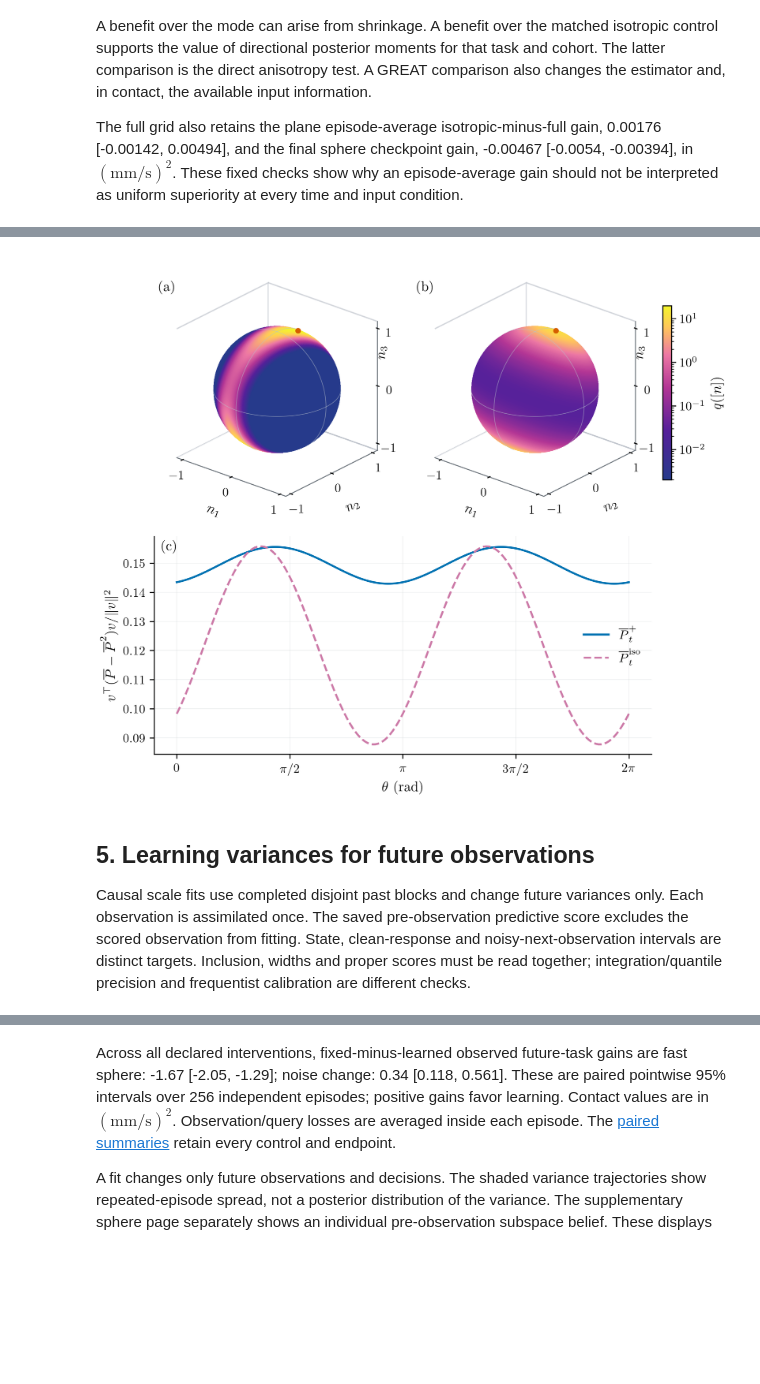
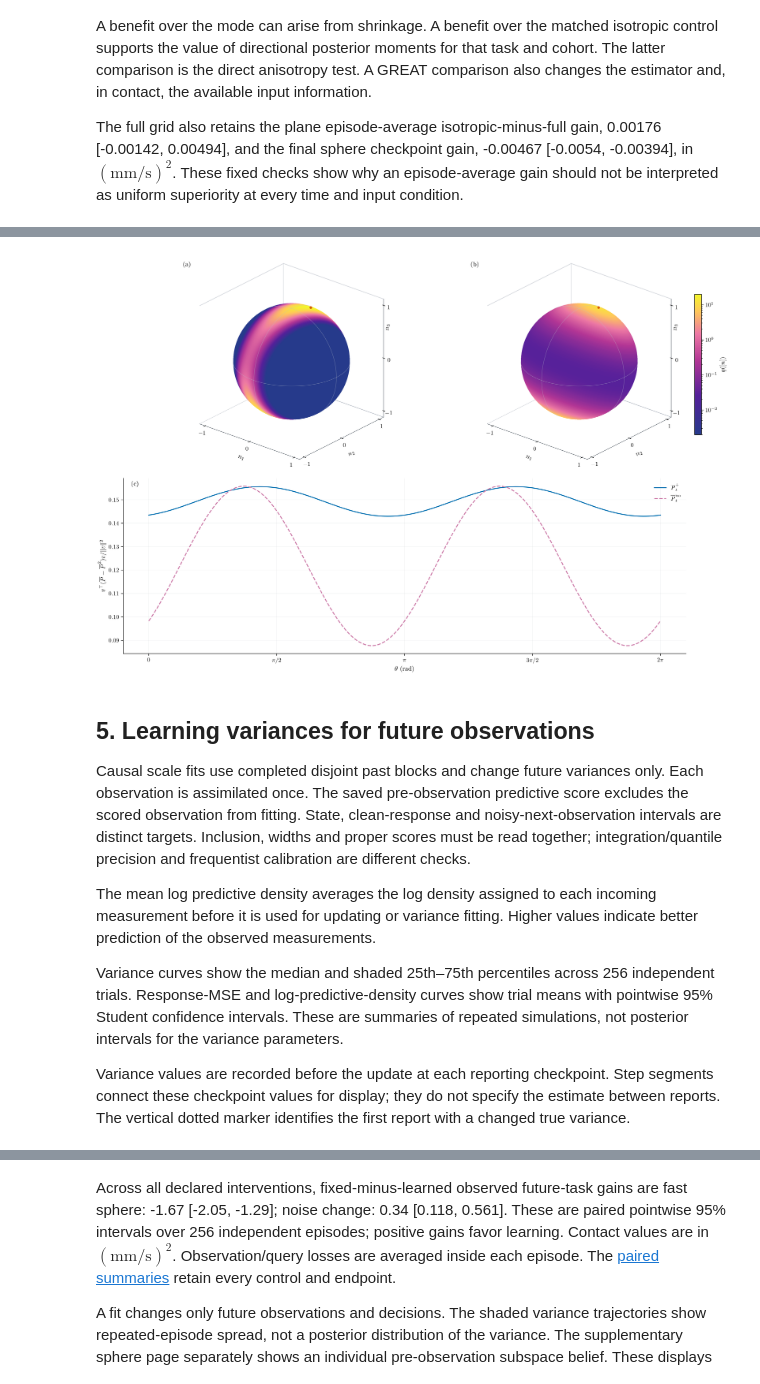
Before and after one commit to shreyasnb/Bayesian-ST, a Jupyter notebook: notebooks/03_contact.ipynb, the cells around one changed output, grey strips where cells are left out. Drawn from its saved outputs; the diff is of its cells as text; code cells hidden in the pictures; blank space fills up the shorter version.

Commit message:
Clarify notebook labels and verify simulation uncertainty bands

```diff
--- a/notebooks/03_contact.ipynb
+++ b/notebooks/03_contact.ipynb
@@ -77,7 +77,7 @@ from matplotlib.lines import Line2D
 
 data = load_contact_plot_data(ROOT, 'setup', page=1)
 DPI = 300
-FIGSIZE = (7.0, 3.42)
+FIGSIZE = (15,5)
 SAVE_PDF = True
 PDF_PATH = EDITABLE_OUTPUT / 'setup_page1.pdf'
 
@@ -162,7 +162,7 @@ from matplotlib.lines import Line2D
 
 data = load_contact_plot_data(ROOT, 'information', page=1)
 DPI = 300
-FIGSIZE = (7.0, 4.332)
+FIGSIZE = (15,5)
 SAVE_PDF = True
 PDF_PATH = EDITABLE_OUTPUT / 'information_page1.pdf'
 
@@ -257,14 +259,14 @@ from matplotlib.lines import Line2D
 
 data = load_contact_plot_data(ROOT, 'task_performance', page=1)
 DPI = 300
-FIGSIZE = (7.0, 4.332)
+FIGSIZE = (15,5)
 SAVE_PDF = True
 PDF_PATH = EDITABLE_OUTPUT / 'task_performance_page1.pdf'
 
 LABELS = {
     "mean": r"$\overline P_t^+$", "mode": r"$P_{\widehat{\mathcal X}_t}$",
     "iso": r"$\overline P_t^{\mathrm{iso}}$", "isotropic": r"$\overline P_t^{\mathrm{iso}}$",
-    "regularized": "Regularized\nprojector", "great_window": "GREAT",
+    "regularized": "Regularized\nprojector", "great_window": "GREAT (sliding window)",
     "known": "True variances", "exact_known": r"True variances, $\beta=1$",
     "known_forgetting": "True variances, forgetting",
     "misspecified": "Fixed variances", "learned": "Learned variances",
@@ -345,14 +347,14 @@ from matplotlib.lines import Line2D
 
 data = load_contact_plot_data(ROOT, 'posterior_anisotropy', page=1)
 DPI = 300
-FIGSIZE = (7.0, 6.042)
+FIGSIZE = (15,10)
 SAVE_PDF = True
 PDF_PATH = EDITABLE_OUTPUT / 'posterior_anisotropy_page1.pdf'
 
 LABELS = {
     "mean": r"$\overline P_t^+$", "mode": r"$P_{\widehat{\mathcal X}_t}$",
     "iso": r"$\overline P_t^{\mathrm{iso}}$", "isotropic": r"$\overline P_t^{\mathrm{iso}}$",
-    "regularized": "Regularized\nprojector", "great_window": "GREAT",
+    "regularized": "Regularized\nprojector", "great_window": "GREAT (sliding window)",
     "known": "True variances", "exact_known": r"True variances, $\beta=1$",
     "known_forgetting": "True variances, forgetting",
     "misspecified": "Fixed variances", "learned": "Learned variances",
@@ -397,38 +399,44 @@ for ax, nodes, log_density, label in zip(spheres,data["nodes"],data["log_density
     ax.set_proj_type("ortho"); ax.view_init(elev=ELEVATION,azim=AZIMUTH)
     ax.set_box_aspect((1.,1.,1.))
     ax.set(xlim=(-1.12,1.12),ylim=(-1.12,1.12),zlim=(-1.12,1.12),
         xticks=(-1.,0.,1.),yticks=(-1.,0.,1.),zticks=(-1.,0.,1.))
     ax.set_xlabel(r"$n_1$",labelpad=-2);ax.set_ylabel(r"$n_2$",labelpad=-2)
     ax.set_zlabel("")
     ax.text2D(.95,.67,r"$n_3$",transform=ax.transAxes,rotation=90,ha="center",va="center",fontsize=11.)
     ax.tick_params(labelsize=10.,pad=-2,length=1);ax.grid(False)
     for axis in (ax.xaxis,ax.yaxis,ax.zaxis):
         axis.pane.set_facecolor((1.,1.,1.,0.));axis.pane.set_edgecolor((.65,.68,.72,.35))
         axis.line.set_color("#70777D");axis.line.set_linewidth(.65)
     ax.text2D(.02,.97,label,transform=ax.transAxes,ha="left",va="top")
 fig.colorbar(plt.cm.ScalarMappable(norm=norm,cmap=cmap),ax=spheres,label=r"$q([n])$",shrink=.64,pad=.015)
 ax = fig.add_subplot(grid[1,:])
 ax.plot(data["theta"],data["risk_full"],color=COLORS["mean"],label=LABELS["mean"])
 ax.plot(data["theta"],data["risk_iso"],"--",color=COLORS["iso"],label=LABELS["iso"])
 ax.set_xlabel(r"$\theta$ (rad)")
 ax.set_ylabel(r"$v^\top(\overline P-\overline P^2)v/\|v\|^2$")
 ax.set(xticks=np.linspace(0.,2*np.pi,5),xticklabels=[r"$0$",r"$\pi/2$",r"$\pi$",r"$3\pi/2$",r"$2\pi$"])
 ax.legend(frameon=False,fontsize=10.)
 ax.spines[["top","right"]].set_visible(False)
 ax.grid(color="#BFC4C8",alpha=.30,linewidth=.45)
 ax.text(.015,.985,"(c)",transform=ax.transAxes,ha="left",va="top")
 
 # Custom notebook exports never overwrite the frozen paper catalogue.
 if SAVE_PDF:
     PDF_PATH.parent.mkdir(parents=True, exist_ok=True)
     fig.savefig(PDF_PATH, dpi=DPI, bbox_inches=None)
 plt.show()
 # %% [output]
-[figure, old version]
+[figure, new version]
 # %% [markdown]
 ## 5. Learning variances for future observations
 
 Causal scale fits use completed disjoint past blocks and change future variances only. Each observation is assimilated once. The saved pre-observation predictive score excludes the scored observation from fitting. State, clean-response and noisy-next-observation intervals are distinct targets. Inclusion, widths and proper scores must be read together; integration/quantile precision and frequentist calibration are different checks.
+
+The mean log predictive density averages the log density assigned to each incoming measurement before it is used for updating or variance fitting. Higher values indicate better prediction of the observed measurements.
+
+Variance curves show the median and shaded 25th–75th percentiles across 256 independent trials. Response-MSE and log-predictive-density curves show trial means with pointwise 95% Student confidence intervals. These are summaries of repeated simulations, not posterior intervals for the variance parameters.
+
+Variance values are recorded before the update at each reporting checkpoint. Step segments connect these checkpoint values for display; they do not specify the estimate between reports. The vertical dotted marker identifies the first report with a changed true variance.
 # %%
 # Edit these controls, the labels below, or any Matplotlib call in this cell.
 import numpy as np
```
Also changed, not shown: parts of 13 cells of this notebook, 10 other files.
